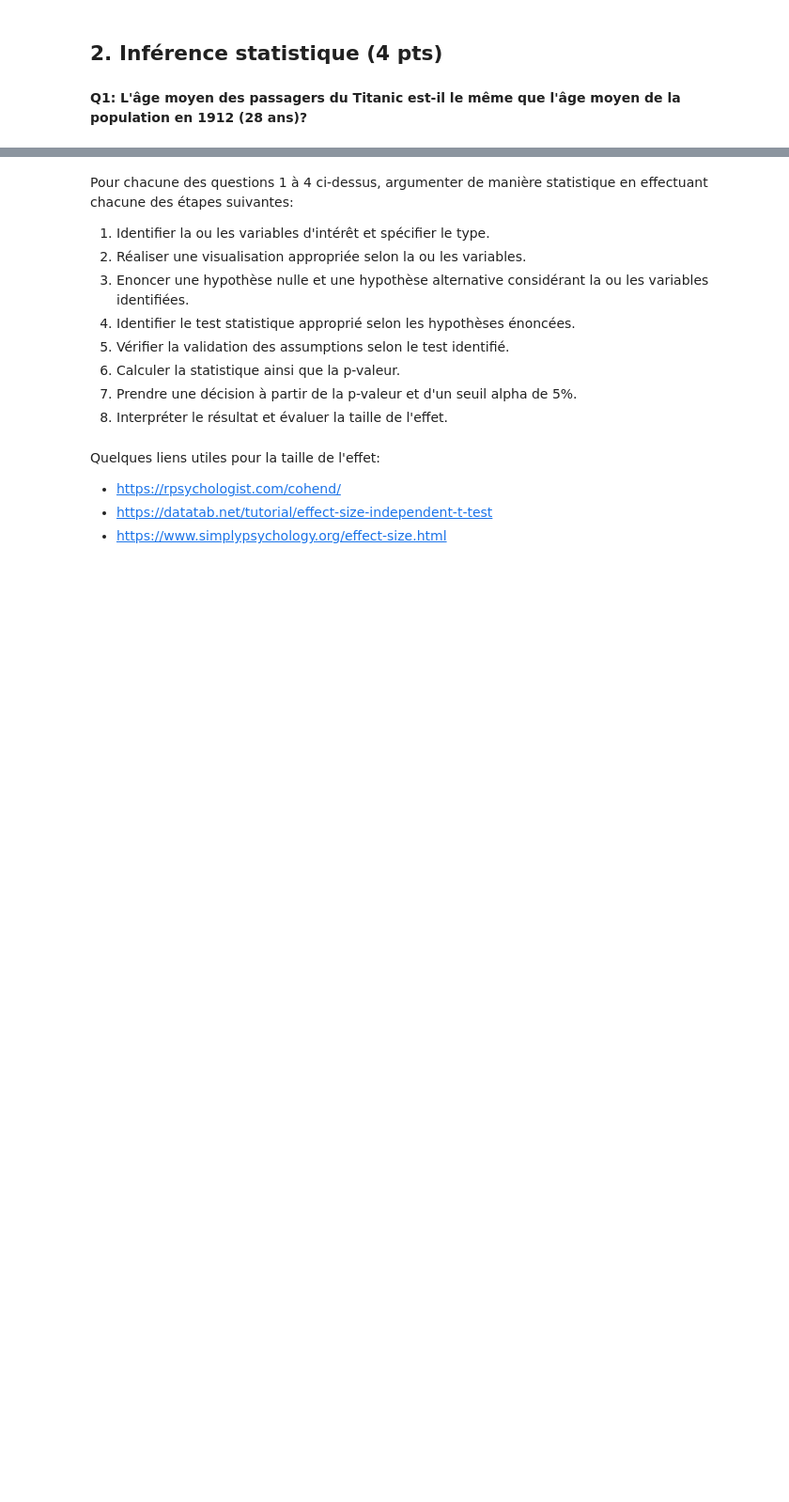
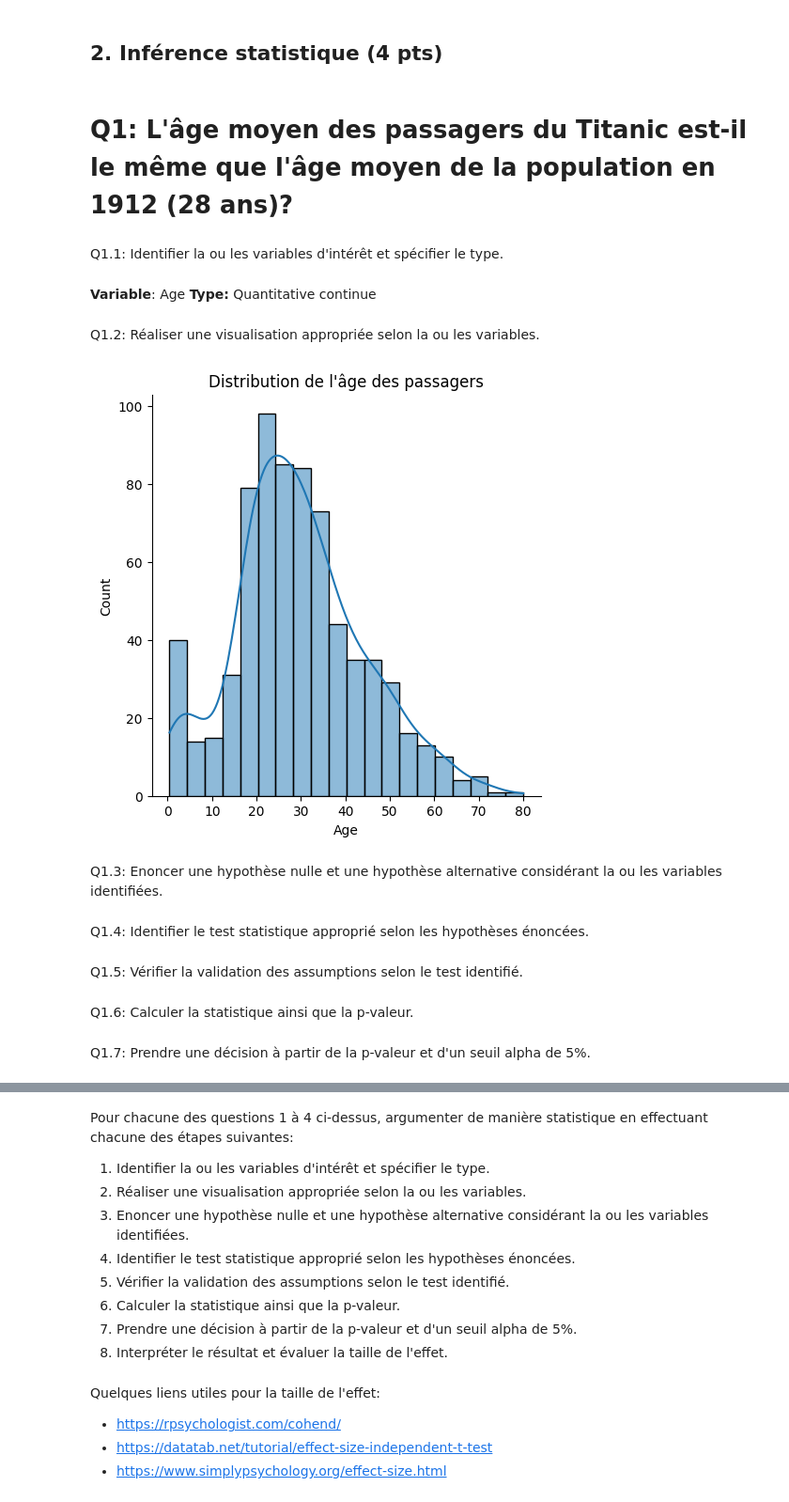
Before and after one commit to marino-casagranda/62-62.2-Data-Analysis, a Jupyter notebook: Projet.ipynb, the cells around one changed output, grey strips where cells are left out. Shown at 94% size. Drawn from its saved outputs; the diff is of its cells as text; code cells hidden in the pictures; blank space fills up the shorter version.

Commit message:
Project initialisation, data cleaning + Q1.1 & Q1.2

```diff
--- a/Projet.ipynb
+++ b/Projet.ipynb
@@ -50,19 +52,24 @@ def preprocess(data: pd.DataFrame) -> pd.DataFrame:
 
     # Supprimez les variables `PassengerId`, `Name`, `Ticket` & `Cabin`
     # ...
+    data_preprocessed.drop(columns=["PassengerId", "Name", "Ticket", "Cabin"], inplace=True)
 
     # Supprimez lignes contenant au moins une valeur manquante
     # ...
+    data_preprocessed = data_preprocessed.dropna(axis=0)
 
     # Créer une variable `FamilySize` et supprimez les variables `SibSp` et `Parch`
     # ...
+    data_preprocessed["FamilySize"] = data_preprocessed["SibSp"] + data_preprocessed["Parch"] + 1
+    data_preprocessed.drop(columns=["SibSp", "Parch"], inplace=True)
 
     # Recalculer le prix du billet
     # ...
+    data_preprocessed["Fare"] = data_preprocessed["Fare"] / data_preprocessed["FamilySize"]
 
     # Encode (OHE) `Sex` & `Embarked`
     # ...
-
+    data_preprocessed = pd.get_dummies(data_preprocessed, columns=["Sex", "Embarked"], drop_first=True, dtype=int)
 
     # CHECK: NE PAS TOUCHER
     for col in ["PassengerId", "Name", "Ticket", "Cabin", "SibSp", "Parch"]:
@@ -100,3 +119,27 @@ display(data_clean)
 ## 2. Inférence statistique (4 pts)
 # %% [markdown]
 **Q1: L'âge moyen des passagers du Titanic est-il le même que l'âge moyen de la population en 1912 (28 ans)?**
+==============
+# %% [markdown]
+Q1.1: Identifier la ou les variables d'intérêt et spécifier le type.
+# %% [markdown]
+**Variable**: Age
+**Type:** Quantitative continue
+# %% [markdown]
+Q1.2: Réaliser une visualisation appropriée selon la ou les variables.
+# %%
+sns.displot(data_clean, x="Age", kde=True, fill=True)
+plt.title("Distribution de l'âge des passagers")
+plt.show()
+# %% [output]
+[figure, added]
+# %% [markdown]
+Q1.3: Enoncer une hypothèse nulle et une hypothèse alternative considérant la ou les variables identifiées.
+# %% [markdown]
+Q1.4: Identifier le test statistique approprié selon les hypothèses énoncées.
+# %% [markdown]
+Q1.5: Vérifier la validation des assumptions selon le test identifié.
+# %% [markdown]
+Q1.6: Calculer la statistique ainsi que la p-valeur.
+# %% [markdown]
+Q1.7: Prendre une décision à partir de la p-valeur et d'un seuil alpha de 5%.
```
Also changed, not shown: parts of 30 cells of this notebook.
